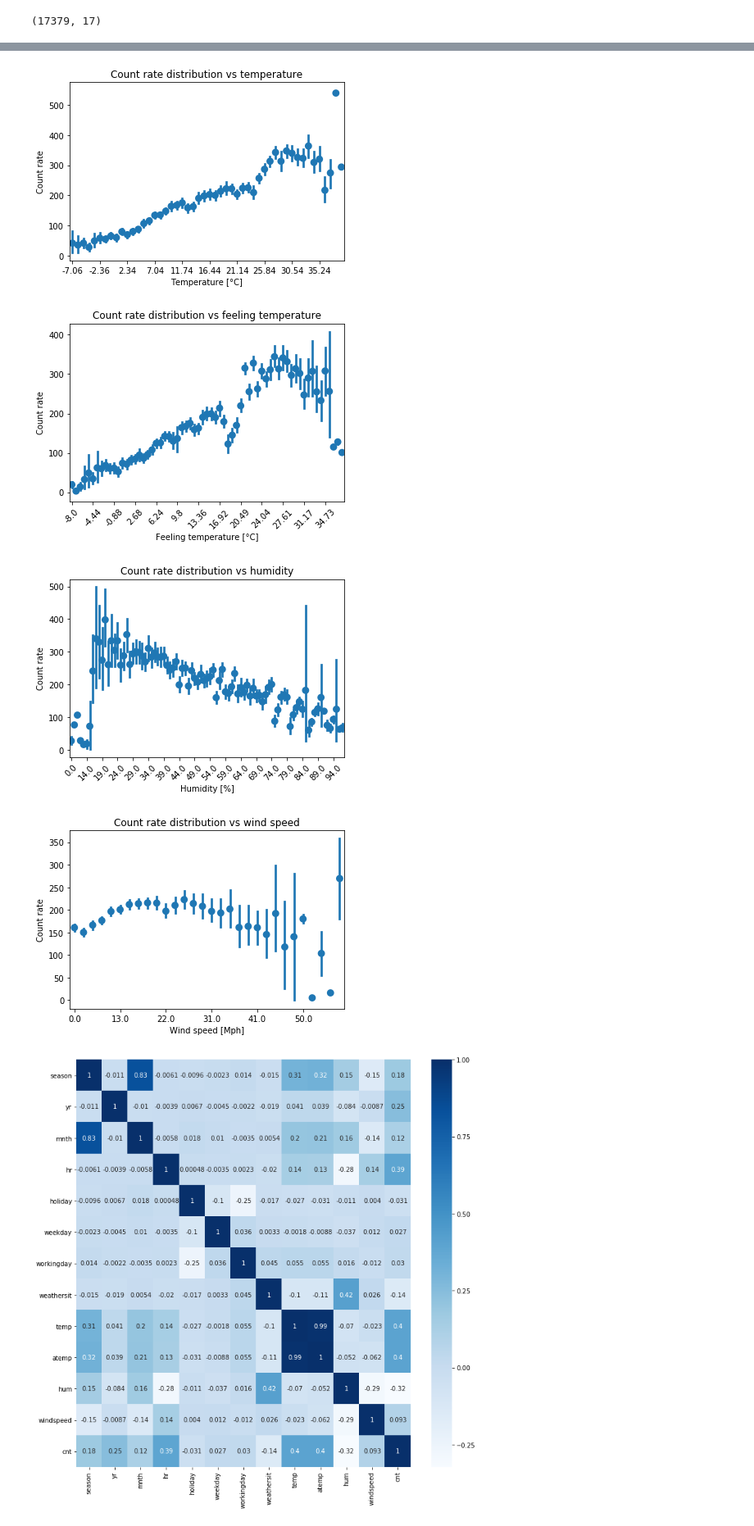
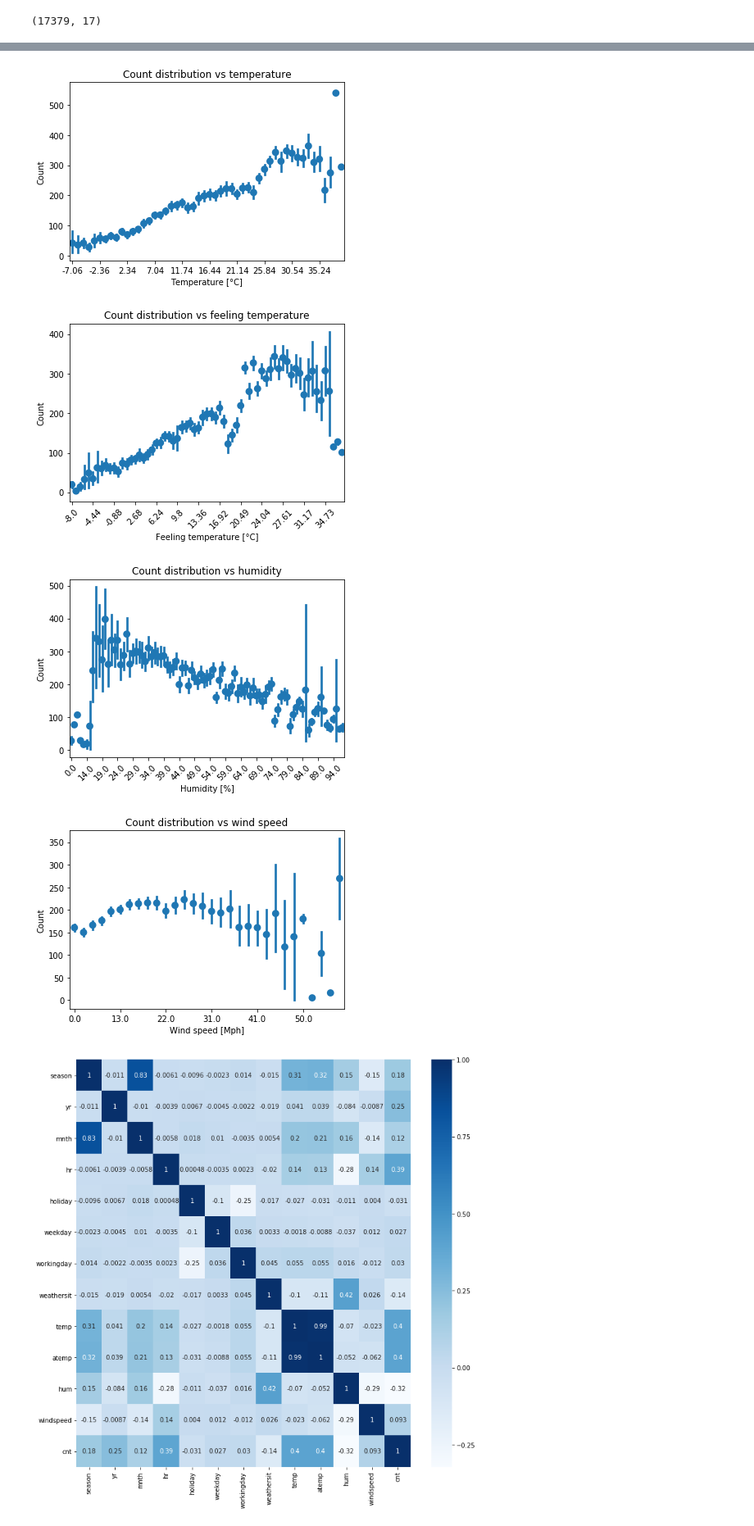
Before and after one commit to amurrone/BikeSharing, a Jupyter notebook: inspect_data.ipynb, the cells around one changed output, grey strips where cells are left out. Shown at 82% size. Cells and saved outputs as stored; diff of their text form; code cells hidden in the pictures.

```diff
--- a/inspect_data.ipynb
+++ b/inspect_data.ipynb
@@ -348,8 +348,8 @@ temperature_plot = continuos_variable_plot(data_hourly,
                                            'temperature',
                                            'cnt',
                                            'Temperature [°C]',
-                                           'Count rate',
-                                           'Count rate distribution vs temperature')
+                                           'Count',
+                                           'Count distribution vs temperature')
 
 plt.savefig('plots/data/temperature_pointplot.png')
 plt.show()
@@ -363,8 +363,8 @@ atemperature_plot = continuos_variable_plot(data_hourly,
                                             'atemperature',
                                             'cnt',
                                             'Feeling temperature [°C]',
-                                            'Count rate',
-                                            'Count rate distribution vs feeling temperature')
+                                            'Count',
+                                            'Count distribution vs feeling temperature')
 
 plt.savefig('plots/data/atemperature_pointplot.png')
 plt.show()
@@ -373,41 +373,41 @@ plt.show()
 
 #hum divided by hum_max = 100
 
 data_hourly['humidity'] = np.round(data_hourly['hum'].apply(lambda h: h*100), decimals=2)
 
 
 humidity_plot = continuos_variable_plot(data_hourly,
                                         'humidity',
                                         'cnt',
                                         'Humidity [%]',
-                                        'Count rate',
-                                        'Count rate distribution vs humidity')
+                                        'Count',
+                                        'Count distribution vs humidity')
 
 plt.savefig('plots/data/humidity_pointplot.png')
 plt.show()
 
 
 # Count rate vs windspeed
 
 #windspeed divided by windspeed_max=67
 
 data_hourly['wind_speed'] = np.round(data_hourly['windspeed'].apply(lambda w: w*67), decimals=2)
 
 
 windspeed_plot = continuos_variable_plot(data_hourly,
                                         'wind_speed',
                                         'cnt',
                                         'Wind speed [Mph]',
-                                        'Count rate',
-                                        'Count rate distribution vs wind speed')
+                                        'Count',
+                                        'Count distribution vs wind speed')
 
 plt.savefig('plots/data/windspeed_pointplot.png')
 plt.show()
 # %% [output]
-[figure, old version]
+[figure, new version]
-[figure, old version]
+[figure, new version]
-[figure, old version]
+[figure, new version]
-[figure, old version]
+[figure, new version]
 # %%
 # Correlations
 
```
Also changed, not shown: parts of 4 cells of this notebook, 16 other files.
